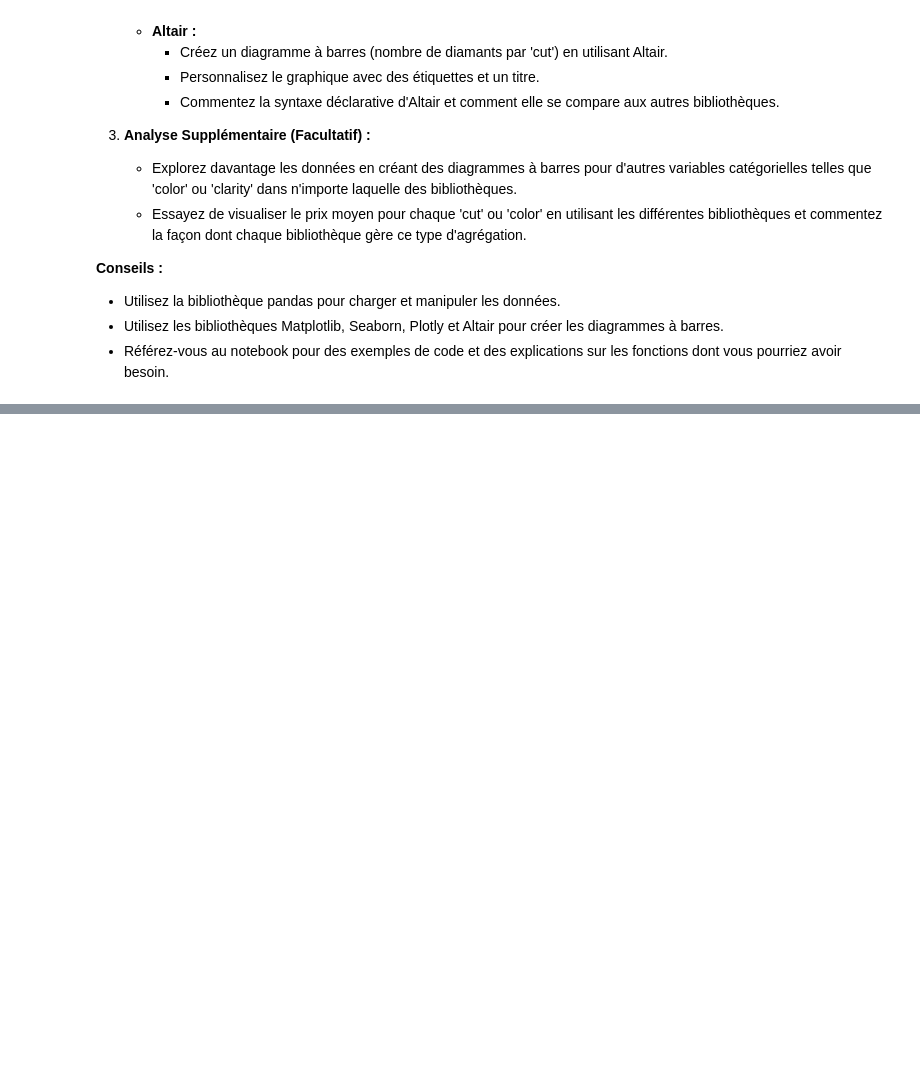
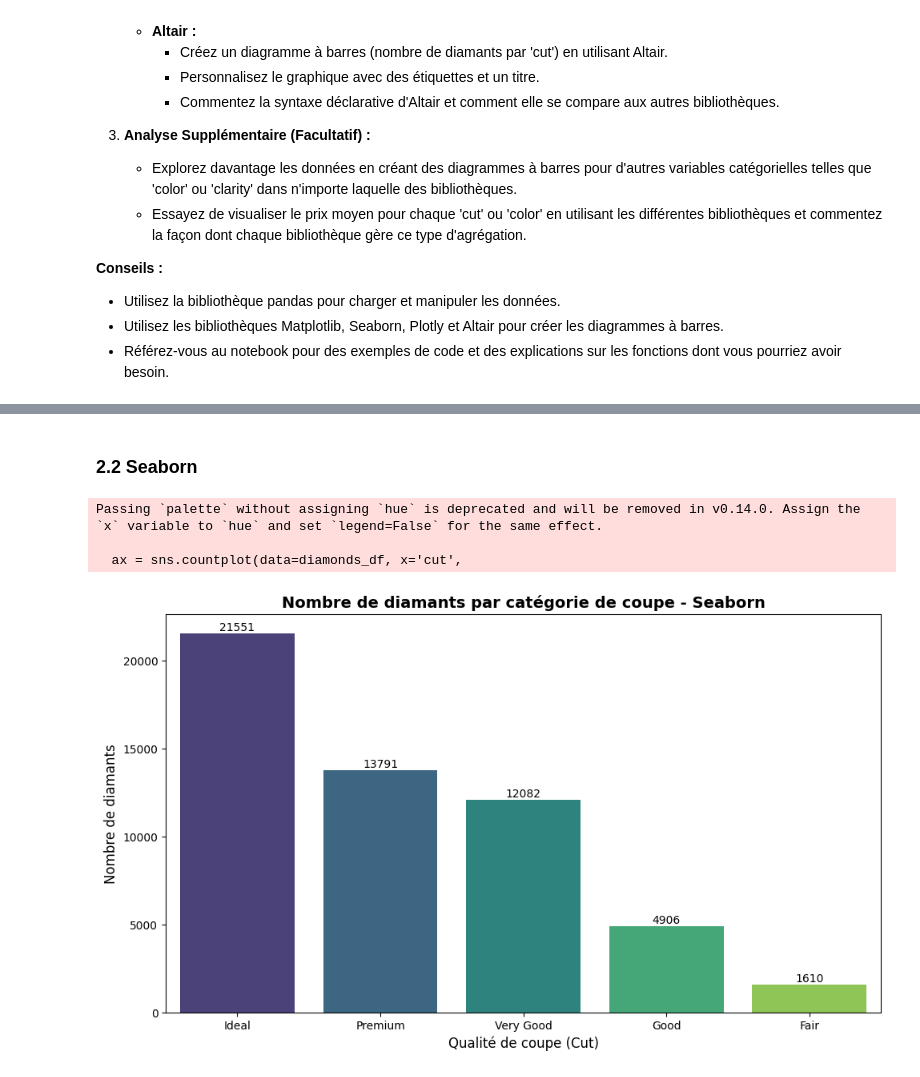
Before and after one commit to rosanajurdi/Data_Visualization_Course_2026, a Jupyter notebook: lab-sessions/lab2-barplots.ipynb, the cells around one changed output, grey strips where cells are left out. Saved outputs shown, nothing was run; the diff lists cells and outputs as text; code cells hidden in the pictures; blank space fills up the shorter version.

```diff
--- a/lab-sessions/lab2-barplots.ipynb
+++ b/lab-sessions/lab2-barplots.ipynb
@@ -88,0 +201,27 @@ Vous disposez d'un ensemble de données contenant des informations sur divers di
+# %% [markdown]
+### 2.2 Seaborn
+# %%
+# Diagramme à barres avec Seaborn
+plt.figure(figsize=(10, 6))
+
+# Utiliser countplot pour compter automatiquement les occurrences
+ax = sns.countplot(data=diamonds_df, x='cut',
+                   order=['Ideal', 'Premium', 'Very Good', 'Good', 'Fair'],
+                   palette='viridis')
+
+# Personnalisation
+plt.xlabel('Qualité de coupe (Cut)', fontsize=12)
+plt.ylabel('Nombre de diamants', fontsize=12)
+plt.title('Nombre de diamants par catégorie de coupe - Seaborn', fontsize=14, fontweight='bold')
+
+# Ajouter les valeurs sur les barres
+for container in ax.containers:
+    ax.bar_label(container, fmt='%d', fontsize=10)
+
+plt.tight_layout()
+plt.show()
+# %% [output]
+Passing `palette` without assigning `hue` is deprecated and will be removed in v0.14.0. Assign the `x` variable to `hue` and set `legend=False` for the same effect.
+
+  ax = sns.countplot(data=diamonds_df, x='cut',
+[figure, added]
```
Also changed, not shown: parts of 23 cells of this notebook.
